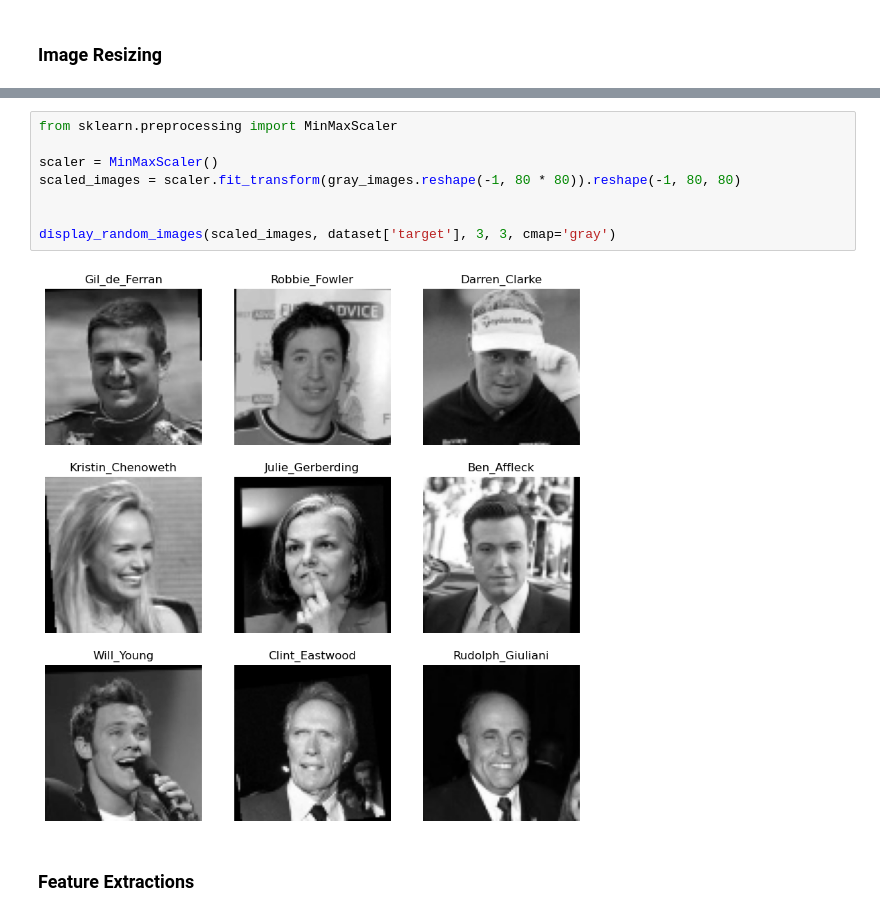
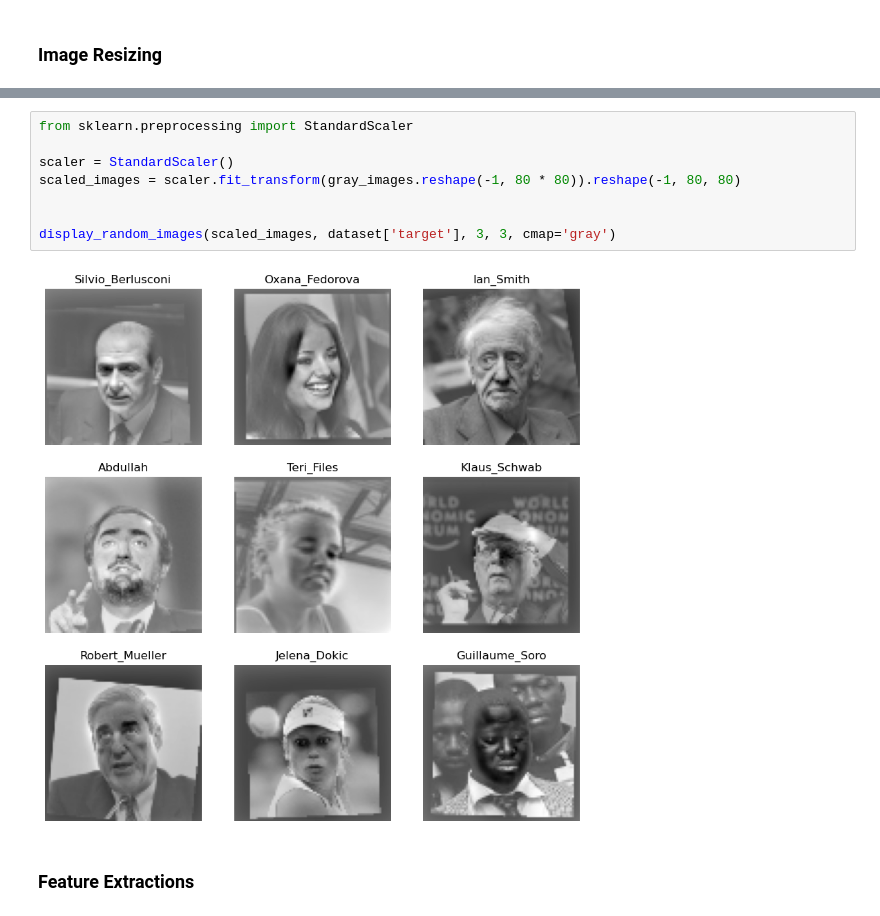
Before and after one commit to kimhonggithub/Project-Face-Regonition, a Jupyter notebook: face_main.ipynb, the cells around one changed output, grey strips where cells are left out. Drawn from its saved outputs; the diff is of its cells as text.

```diff
--- a/face_main.ipynb
+++ b/face_main.ipynb
@@ -163,13 +167,13 @@ display_random_images(gray_images, dataset['target'], 3, 3, cmap='gray')
 # %%
-from sklearn.preprocessing import MinMaxScaler
+from sklearn.preprocessing import StandardScaler
 
-scaler = MinMaxScaler()
+scaler = StandardScaler()
 scaled_images = scaler.fit_transform(gray_images.reshape(-1, 80 * 80)).reshape(-1, 80, 80)
 
 
 display_random_images(scaled_images, dataset['target'], 3, 3, cmap='gray')
 # %% [output]
-[figure, old version]
+[figure, new version]
 # %% [markdown]
 ### Feature Extractions
 # %%
```
Also changed, not shown: parts of 22 cells of this notebook.
